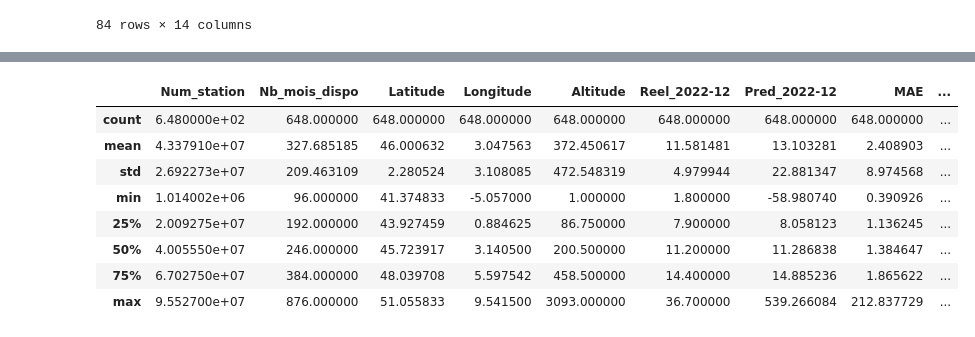
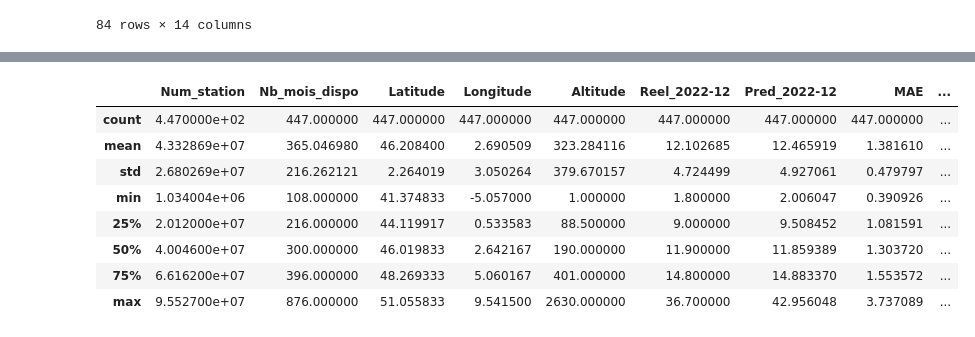
Before and after one commit to tristanGIANDO/jedha_final_project, a Jupyter notebook: jedha_final_project/modeles/baseline_france.ipynb, the cells around one changed output, grey strips where cells are left out. Drawn from its saved outputs; the diff is of its cells as text; code cells hidden in the pictures.

Commit message:
viz sur eval

```diff
--- a/jedha_final_project/modeles/baseline_france.ipynb
+++ b/jedha_final_project/modeles/baseline_france.ipynb
@@ -494,12 +521,12 @@ df_eval_global = pd.DataFrame(data)
 # %%
-df_eval_global.describe()
+df_eval_global[df_eval_global["MAPE"]<0.15].describe()
 # %% [output]
 |  | Num_station | Nb_mois_dispo | Latitude | Longitude | Altitude | Reel_2022-12 | Pred_2022-12 | MAE | ... |
-| count | 6.480000e+02 | 648.000000 | 648.000000 | 648.000000 | 648.000000 | 648.000000 | 648.000000 | 648.000000 | ... |
-| mean | 4.337910e+07 | 327.685185 | 46.000632 | 3.047563 | 372.450617 | 11.581481 | 13.103281 | 2.408903 | ... |
-| std | 2.692273e+07 | 209.463109 | 2.280524 | 3.108085 | 472.548319 | 4.979944 | 22.881347 | 8.974568 | ... |
-| min | 1.014002e+06 | 96.000000 | 41.374833 | -5.057000 | 1.000000 | 1.800000 | -58.980740 | 0.390926 | ... |
-| 25% | 2.009275e+07 | 192.000000 | 43.927459 | 0.884625 | 86.750000 | 7.900000 | 8.058123 | 1.136245 | ... |
-| 50% | 4.005550e+07 | 246.000000 | 45.723917 | 3.140500 | 200.500000 | 11.200000 | 11.286838 | 1.384647 | ... |
-| 75% | 6.702750e+07 | 384.000000 | 48.039708 | 5.597542 | 458.500000 | 14.400000 | 14.885236 | 1.865622 | ... |
-| max | 9.552700e+07 | 876.000000 | 51.055833 | 9.541500 | 3093.000000 | 36.700000 | 539.266084 | 212.837729 | ... |
+| count | 4.470000e+02 | 447.000000 | 447.000000 | 447.000000 | 447.000000 | 447.000000 | 447.000000 | 447.000000 | ... |
+| mean | 4.332869e+07 | 365.046980 | 46.208400 | 2.690509 | 323.284116 | 12.102685 | 12.465919 | 1.381610 | ... |
+| std | 2.680269e+07 | 216.262121 | 2.264019 | 3.050264 | 379.670157 | 4.724499 | 4.927061 | 0.479797 | ... |
+| min | 1.034004e+06 | 108.000000 | 41.374833 | -5.057000 | 1.000000 | 1.800000 | 2.006047 | 0.390926 | ... |
+| 25% | 2.012000e+07 | 216.000000 | 44.119917 | 0.533583 | 88.500000 | 9.000000 | 9.508452 | 1.081591 | ... |
+| 50% | 4.004600e+07 | 300.000000 | 46.019833 | 2.642167 | 190.000000 | 11.900000 | 11.859389 | 1.303720 | ... |
+| 75% | 6.616200e+07 | 396.000000 | 48.269333 | 5.060167 | 401.000000 | 14.800000 | 14.883370 | 1.553572 | ... |
+| max | 9.552700e+07 | 876.000000 | 51.055833 | 9.541500 | 2630.000000 | 36.700000 | 42.956048 | 3.737089 | ... |
```
Also changed, not shown: parts of 3 cells of this notebook, 1 other file.
